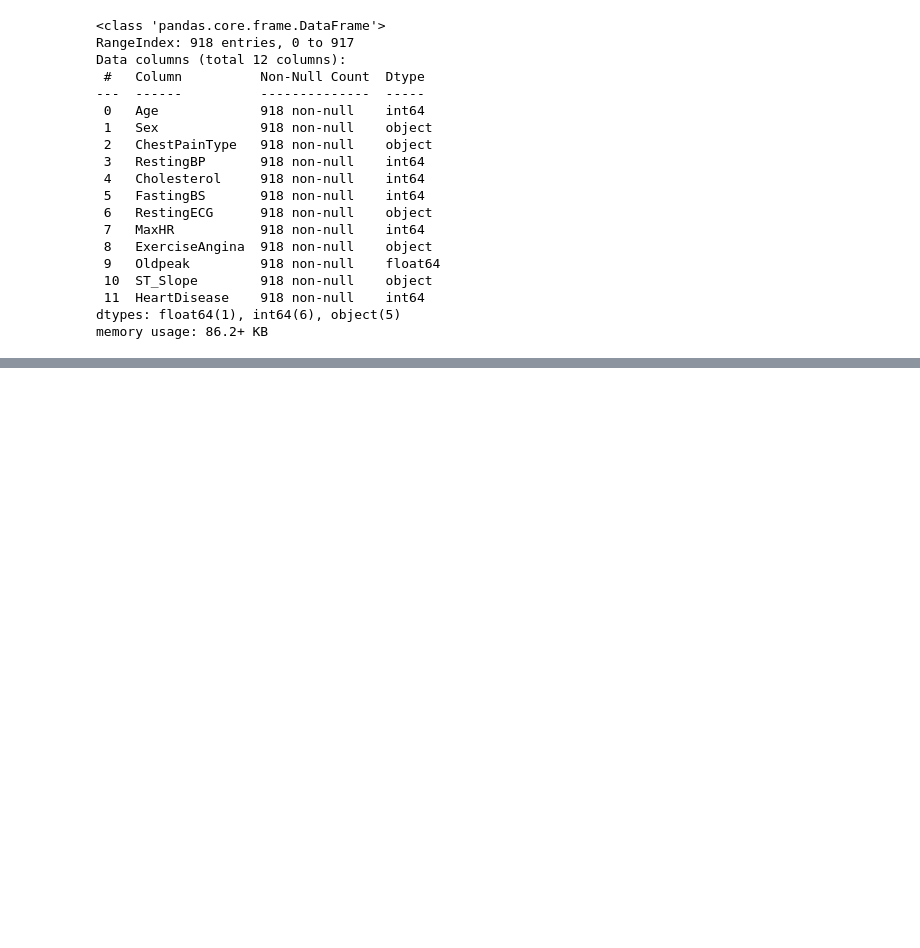
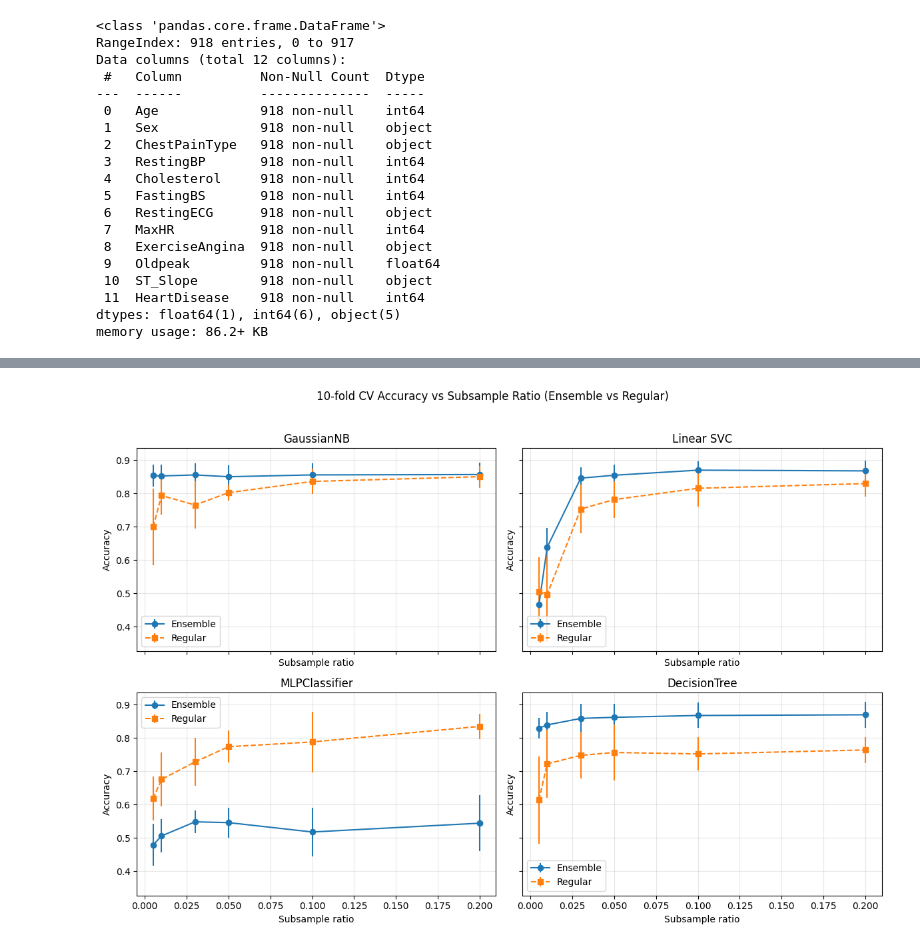
Before and after one commit to BrianColclough/applied-machine-learning, a Jupyter notebook: Module 6/assignment-6_Colclough.ipynb, the cells around one changed output, grey strips where cells are left out. Saved outputs shown, nothing was run; the diff lists cells and outputs as text; code cells hidden in the pictures; blank space fills up the shorter version.

Commit message:
Update assignment-6_Colclough notebook with execution count adjustments, classifier evaluations, and ensemble methods; update .DS_Store

```diff
--- a/Module 6/assignment-6_Colclough.ipynb
+++ b/Module 6/assignment-6_Colclough.ipynb
@@ -107,0 +295,16 @@ AttributeError: 'numpy.ndarray' object has no attribute 'head'
+# %%
+print("="*80)
+print("10-FOLD CV PERFORMANCE WITH SUBSAMPLE RATIO = 0.2")
+print("="*80)
+
+# Test each ensemble with subsample ratio 0.2
+ensembles = {
+    'GaussianNB': gaussian_nb_ensemble,
+    'Linear SVC': linear_svc_ensemble,
+    'MLPClassifier': mlp_classifier_ensemble,
+    'DecisionTree': decision_tree_ensemble
+}
+
+for name, ensemble in ensembles.items():
+    scores = cross_val_performance(ensemble, X_transformed, ydf, subsample_ratio=0.2)
+    print(f"{name} Ensemble (subsample=0.2) - Accuracy: {scores.mean():.4f} (+/- {scores.std() * 2:.4f})")
@@ -107,0 +329,9 @@ AttributeError: 'numpy.ndarray' object has no attribute 'head'
+# %%
+print("="*80)
+print("10-FOLD CV PERFORMANCE WITH SUBSAMPLE RATIO = 0.05")
+print("="*80)
+
+# Test each ensemble with subsample ratio 0.05
+for name, ensemble in ensembles.items():
+    scores = cross_val_performance(ensemble, X_transformed, ydf, subsample_ratio=0.05)
+    print(f"{name} Ensemble (subsample=0.05) - Accuracy: {scores.mean():.4f} ({chr(177)} {scores.std() * 2:.4f})")
@@ -107,0 +425,18 @@ AttributeError: 'numpy.ndarray' object has no attribute 'head'
+# %%
+# Plot results
+
+fig, axes = plt.subplots(2, 2, figsize=(12, 8), sharex=True, sharey=True)
+for ax, name in zip(axes.flat, ordered_names):
+    r = results[name]
+    ax.errorbar(subsample_ratios, r['ensemble_accuracy'], yerr=r['ensemble_error'], label='Ensemble', marker='o', color='C0', linestyle='-')
+    ax.errorbar(subsample_ratios, r['single_accuracy'], yerr=r['single_error'], label='Regular', marker='s', color='C1', linestyle='--')
+    ax.set_title(name)
+    ax.set_xlabel('Subsample ratio')
+    ax.set_ylabel('Accuracy')
+    ax.grid(True, alpha=0.3)
+    ax.legend()
+fig.suptitle('10-fold CV Accuracy vs Subsample Ratio (Ensemble vs Regular)', y=1.02, fontsize=12)
+plt.tight_layout()
+plt.show()
+# %% [output]
+[figure, added]
```
Also changed, not shown: parts of 23 cells of this notebook, 1 other file.
